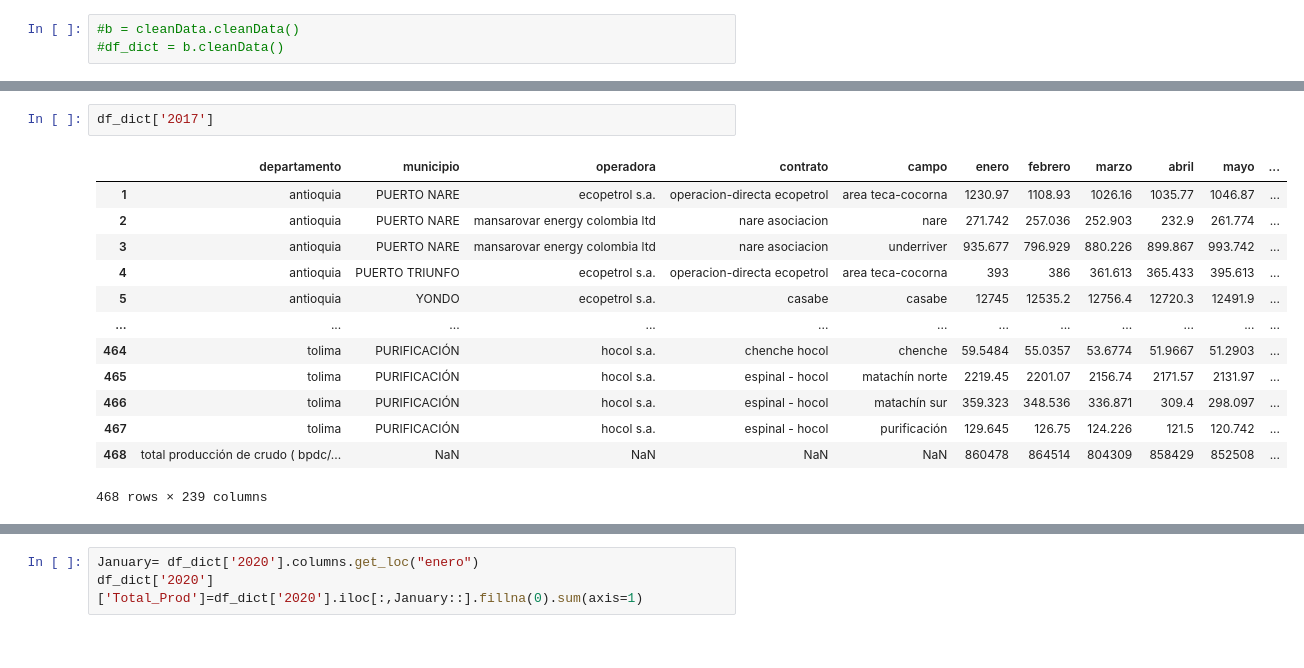
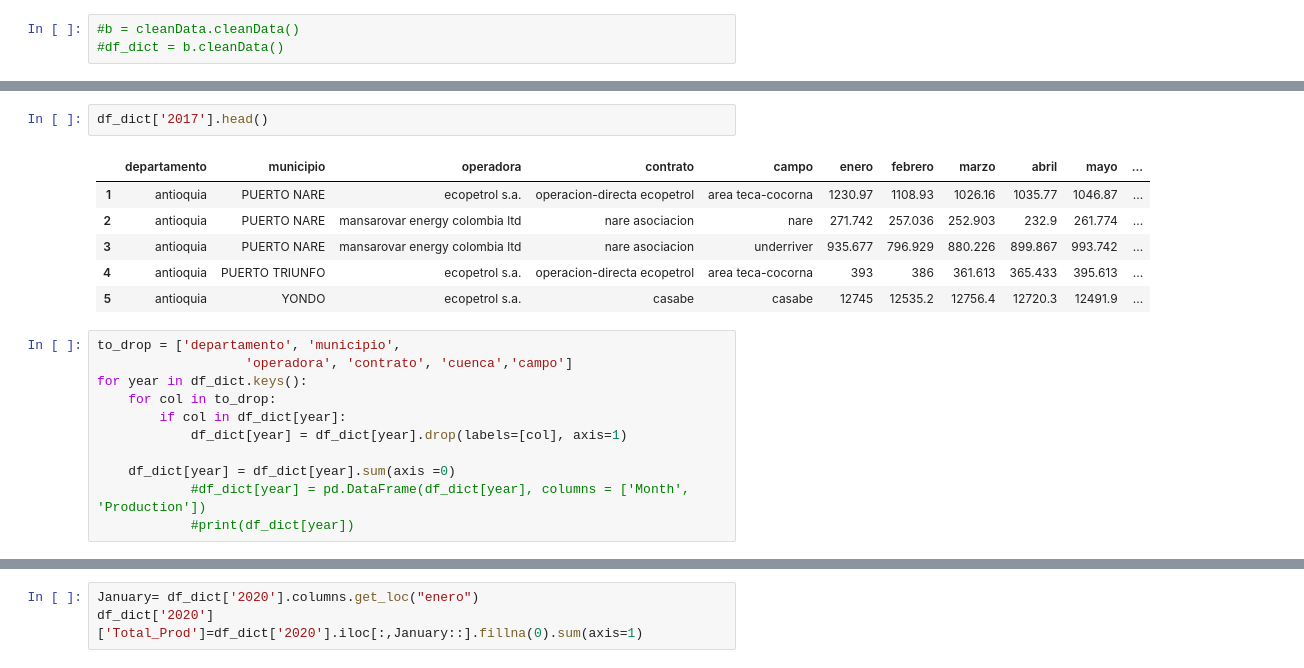
Before and after one commit to Hackaton-O-G-CAN/Hackaton_2020, a Jupyter notebook: hackaton_1.ipynb, the cells around one changed output, grey strips where cells are left out. Saved outputs shown, nothing was run; the diff lists cells and outputs as text.

```diff
--- a/hackaton_1.ipynb
+++ b/hackaton_1.ipynb
@@ -35,16 +31,20 @@ dict_keys(['2013', '2014', '2015', '2017', '2018', '2019', '2020'])
 # %%
-df_dict['2017']
+df_dict['2017'].head()
 # %% [output]
 |  | departamento | municipio | operadora | contrato | campo | enero | febrero | marzo | abril | mayo | ... |
 | 1 | antioquia | PUERTO NARE | ecopetrol s.a. | operacion-directa ecopetrol | area teca-cocorna | 1230.97 | 1108.93 | 1026.16 | 1035.77 | 1046.87 | ... |
 | 2 | antioquia | PUERTO NARE | mansarovar energy colombia ltd | nare asociacion | nare | 271.742 | 257.036 | 252.903 | 232.9 | 261.774 | ... |
 | 3 | antioquia | PUERTO NARE | mansarovar energy colombia ltd | nare asociacion | underriver | 935.677 | 796.929 | 880.226 | 899.867 | 993.742 | ... |
 | 4 | antioquia | PUERTO TRIUNFO | ecopetrol s.a. | operacion-directa ecopetrol | area teca-cocorna | 393 | 386 | 361.613 | 365.433 | 395.613 | ... |
 | 5 | antioquia | YONDO | ecopetrol s.a. | casabe | casabe | 12745 | 12535.2 | 12756.4 | 12720.3 | 12491.9 | ... |
-| ... | ... | ... | ... | ... | ... | ... | ... | ... | ... | ... | ... |
-| 464 | tolima | PURIFICACIÓN | hocol s.a. | chenche hocol | chenche | 59.5484 | 55.0357 | 53.6774 | 51.9667 | 51.2903 | ... |
-| 465 | tolima | PURIFICACIÓN | hocol s.a. | espinal - hocol | matachín norte | 2219.45 | 2201.07 | 2156.74 | 2171.57 | 2131.97 | ... |
-| 466 | tolima | PURIFICACIÓN | hocol s.a. | espinal - hocol | matachín sur | 359.323 | 348.536 | 336.871 | 309.4 | 298.097 | ... |
-| 467 | tolima | PURIFICACIÓN | hocol s.a. | espinal - hocol | purificación | 129.645 | 126.75 | 124.226 | 121.5 | 120.742 | ... |
-| 468 | total producción de crudo ( bpdc/... | NaN | NaN | NaN | NaN | 860478 | 864514 | 804309 | 858429 | 852508 | ... |
-468 rows × 239 columns
+# %%
+to_drop = ['departamento', 'municipio',
+                   'operadora', 'contrato', 'cuenca','campo']
+for year in df_dict.keys():
+    for col in to_drop:
+        if col in df_dict[year]:
+            df_dict[year] = df_dict[year].drop(labels=[col], axis=1)
+
+    df_dict[year] = df_dict[year].sum(axis =0)
+            #df_dict[year] = pd.DataFrame(df_dict[year], columns = ['Month', 'Production'])
+            #print(df_dict[year])
```
Also changed, not shown: parts of 5 cells of this notebook, 12 other files.
